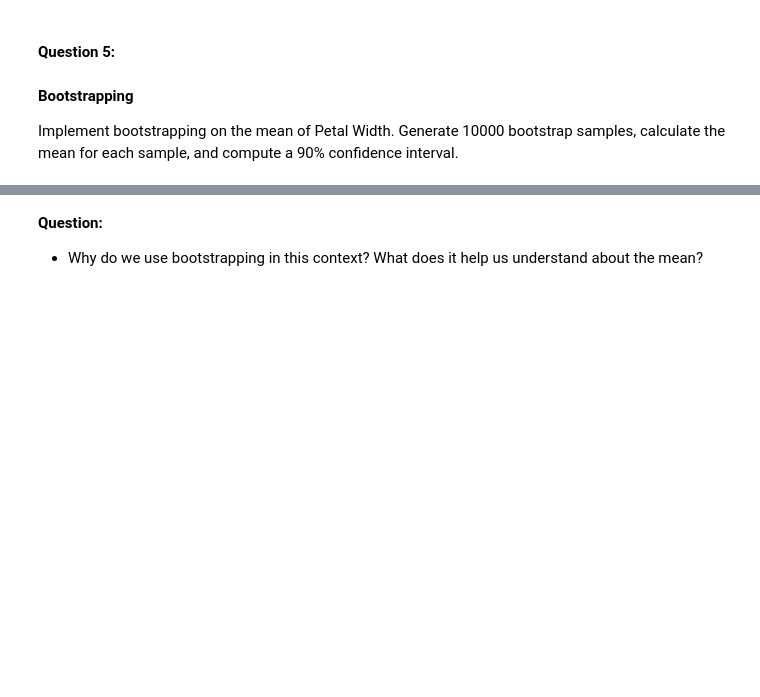
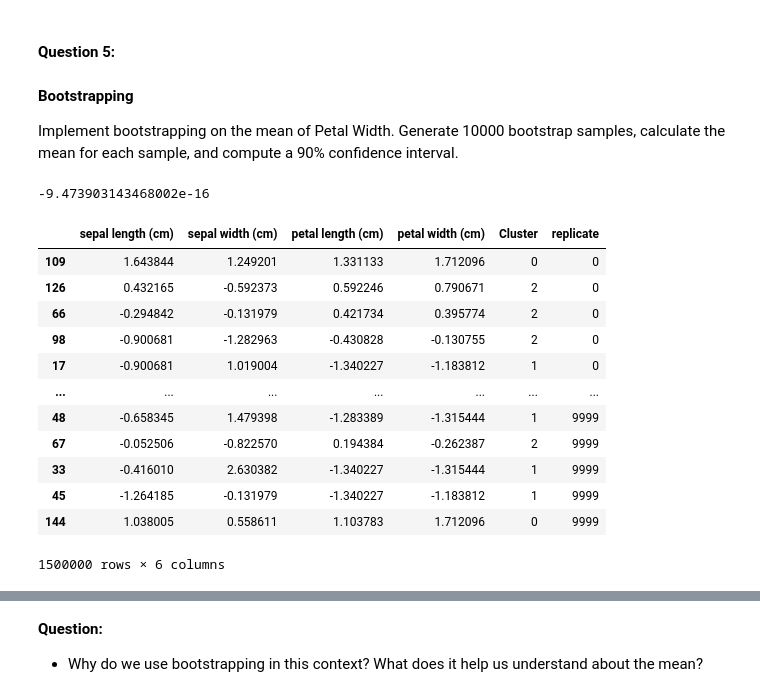
Before and after one commit to shyeolekar5/lcr, a Jupyter notebook: 02_activities/assignments/assignment_3.ipynb, the cells around one changed output, grey strips where cells are left out. Cells and saved outputs as stored; diff of their text form; code cells hidden in the pictures; blank space fills up the shorter version.

```diff
--- a/02_activities/assignments/assignment_3.ipynb
+++ b/02_activities/assignments/assignment_3.ipynb
@@ -199,0 +203,30 @@ print(f"90% Confidence Interval of Mean Petal Width: ({lower_bound}, {upper_boun
+# %%
+mean_petal_width_before_bootstap = clustered_iris_data['petal width (cm)'].mean()
+mean_petal_width_before_bootstap
+# %% [output]
+-9.473903143468002e-16
+# %%
+np.random.seed(123)
+
+bootstrap_samples = []
+for i in range(10000):
+    sample = clustered_iris_data.sample(frac=1, replace=True)
+    sample = sample.assign(replicate = i)
+    bootstrap_samples.append(sample)
+
+boot10000 = pd.concat(bootstrap_samples)
+boot10000
+# %% [output]
+|  | sepal length (cm) | sepal width (cm) | petal length (cm) | petal width (cm) | Cluster | replicate |
+| 109 | 1.643844 | 1.249201 | 1.331133 | 1.712096 | 0 | 0 |
+| 126 | 0.432165 | -0.592373 | 0.592246 | 0.790671 | 2 | 0 |
+| 66 | -0.294842 | -0.131979 | 0.421734 | 0.395774 | 2 | 0 |
+| 98 | -0.900681 | -1.282963 | -0.430828 | -0.130755 | 2 | 0 |
+| 17 | -0.900681 | 1.019004 | -1.340227 | -1.183812 | 1 | 0 |
+| ... | ... | ... | ... | ... | ... | ... |
+| 48 | -0.658345 | 1.479398 | -1.283389 | -1.315444 | 1 | 9999 |
+| 67 | -0.052506 | -0.822570 | 0.194384 | -0.262387 | 2 | 9999 |
+| 33 | -0.416010 | 2.630382 | -1.340227 | -1.315444 | 1 | 9999 |
+| 45 | -1.264185 | -0.131979 | -1.340227 | -1.183812 | 1 | 9999 |
+| 144 | 1.038005 | 0.558611 | 1.103783 | 1.712096 | 0 | 9999 |
+1500000 rows × 6 columns
```
Also changed, not shown: parts of 9 cells of this notebook.
